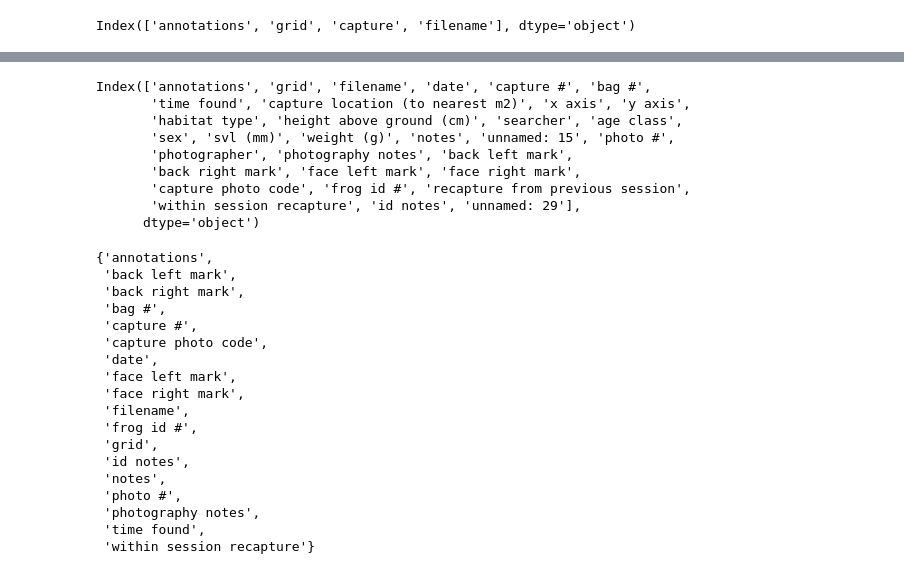
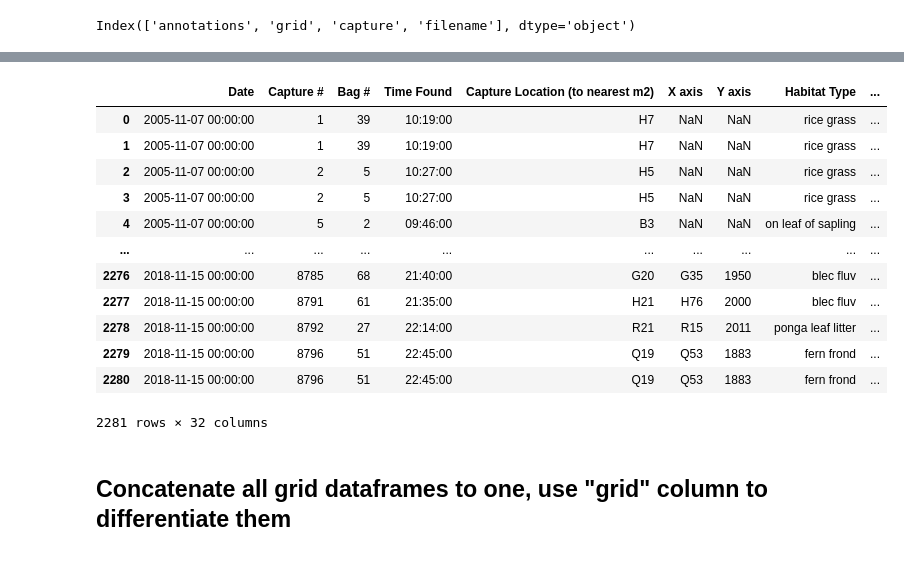
Before and after one commit to wildlifeai/pepeketua_interface, a Jupyter notebook: frog id notebook.ipynb, the cells around one changed output, grey strips where cells are left out. Drawn from its saved outputs; the diff is of its cells as text; code cells hidden in the pictures.

```diff
--- a/frog id notebook.ipynb
+++ b/frog id notebook.ipynb
@@ -117,12 +48,18 @@ def get_subject_data(subject_data_string):
     return list(json.loads(subject_data_string).values())[0]
 # %%
 # filter rows with bad capture ids (2-3 tops)
-classifications_df = classifications.join(
+classifications_df = (
+    classifications.join(
     pd.DataFrame(
-        data=classifications.subject_data.map(get_subject_data).to_list())
-).drop(columns=["subject_data", "retired", "frog_id"])
+        data=classifications.subject_data.map(get_subject_data).to_list()))
+    .drop(columns=["subject_data", "retired", "frog_id"])
+)
+
+# filter nans in "capture" column
 idx = classifications_df.capture.notna()
 classifications_df = classifications_df[idx]
+
+# filter entries that aren't numeric then cast to int32
 numeric_idx = classifications_df.capture.str.isnumeric()
 classifications_df = classifications_df[numeric_idx].astype({"capture": np.int32})
 # %%
@@ -153,51 +116,20 @@ dbs['Pukeokahu Frog Monitoring'] = df[nan_idx].astype({"Capture #": np.int32})
 # %%
 # use "capture", "Capture #" columns to merge rows from Zooniverse data to excel db rows
-dbs_items = list(dbs.items())
-for grid, grid_df in dbs_items:
-    cur_grid_idx = classifications_df.grid == grid
-    joined = (classifications_df[cur_grid_idx]
-              .merge(right=grid_df, right_on="Capture #", left_on="capture")
-              .drop(columns=["capture", "capture #"])
-             )
-    dbs[grid] = joined
+db = db.merge(right=classifications_df, left_on="Capture #", right_on="capture").drop(columns=["capture"])
+db
+# %% [output]
+|  | Date | Capture # | Bag # | Time Found | Capture Location (to nearest m2) | X axis | Y axis | Habitat Type | ... |
+| 0 | 2005-11-07 00:00:00 | 1 | 39 | 10:19:00 | H7 | NaN | NaN | rice grass | ... |
+| 1 | 2005-11-07 00:00:00 | 1 | 39 | 10:19:00 | H7 | NaN | NaN | rice grass | ... |
+| 2 | 2005-11-07 00:00:00 | 2 | 5 | 10:27:00 | H5 | NaN | NaN | rice grass | ... |
+| 3 | 2005-11-07 00:00:00 | 2 | 5 | 10:27:00 | H5 | NaN | NaN | rice grass | ... |
+| 4 | 2005-11-07 00:00:00 | 5 | 2 | 09:46:00 | B3 | NaN | NaN | on leaf of sapling | ... |
+| ... | ... | ... | ... | ... | ... | ... | ... | ... | ... |
+| 2276 | 2018-11-15 00:00:00 | 8785 | 68 | 21:40:00 | G20 | G35 | 1950 | blec fluv | ... |
+| 2277 | 2018-11-15 00:00:00 | 8791 | 61 | 21:35:00 | H21 | H76 | 2000 | blec fluv | ... |
+| 2278 | 2018-11-15 00:00:00 | 8792 | 27 | 22:14:00 | R21 | R15 | 2011 | ponga leaf litter | ... |
+| 2279 | 2018-11-15 00:00:00 | 8796 | 51 | 22:45:00 | Q19 | Q53 | 1883 | fern frond | ... |
+| 2280 | 2018-11-15 00:00:00 | 8796 | 51 | 22:45:00 | Q19 | Q53 | 1883 | fern frond | ... |
+2281 rows × 32 columns
-# %%
-# make all column names lowercase
-for _, grid_df in dbs.items():
-    grid_df.rename(columns=str.lower, inplace=True)
-dbs["Grid A"].columns
-# %% [output]
-Index(['annotations', 'grid', 'filename', 'date', 'capture #', 'bag #',
-       'time found', 'capture location (to nearest m2)', 'x axis', 'y axis',
-       'habitat type', 'height above ground (cm)', 'searcher', 'age class',
-       'sex', 'svl (mm)', 'weight (g)', 'notes', 'unnamed: 15', 'photo #',
-       'photographer', 'photography notes', 'back left mark',
-       'back right mark', 'face left mark', 'face right mark',
-       'capture photo code', 'frog id #', 'recapture from previous session',
-       'within session recapture', 'id notes', 'unnamed: 29'],
-      dtype='object')
-# %%
-# common columns, used for interface
-cols = set([x.lower() for x in list(dbs["Grid A"].columns)])
-for k,v in dbs.items():
-    cols &= set([x.lower() for x in list(v.columns)])
-
-cols
-# %% [output]
-{'annotations',
- 'back left mark',
- 'back right mark',
- 'bag #',
- 'capture #',
- 'capture photo code',
- 'date',
- 'face left mark',
- 'face right mark',
- 'filename',
- 'frog id #',
- 'grid',
- 'id notes',
- 'notes',
- 'photo #',
- 'photography notes',
- 'time found',
- 'within session recapture'}
+# %% [markdown]
+## Concatenate all grid dataframes to one, use "grid" column to differentiate them
```
Also changed, not shown: parts of 15 cells of this notebook, 9 other files.
